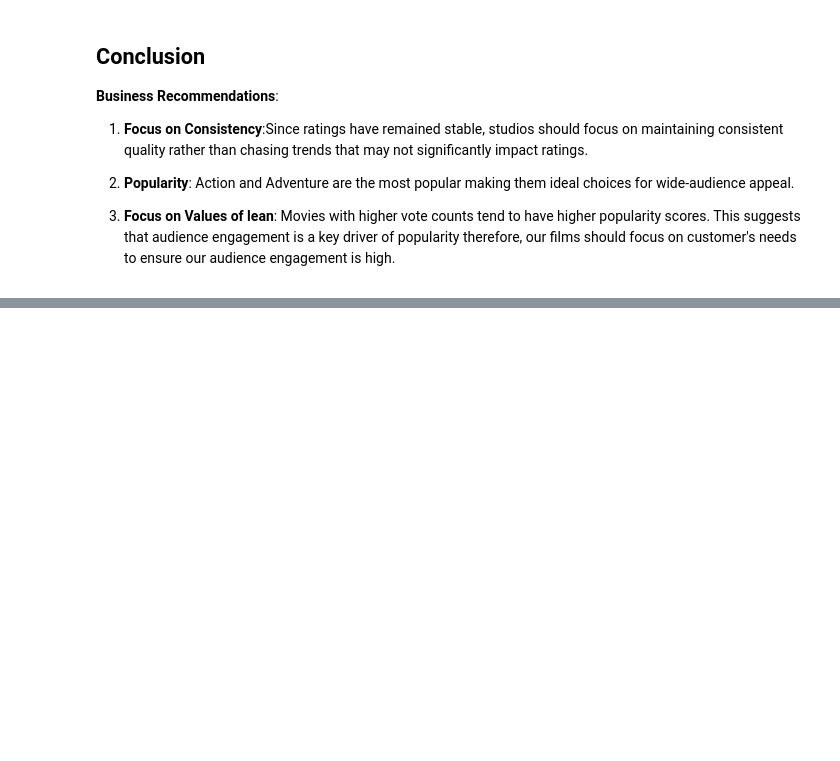
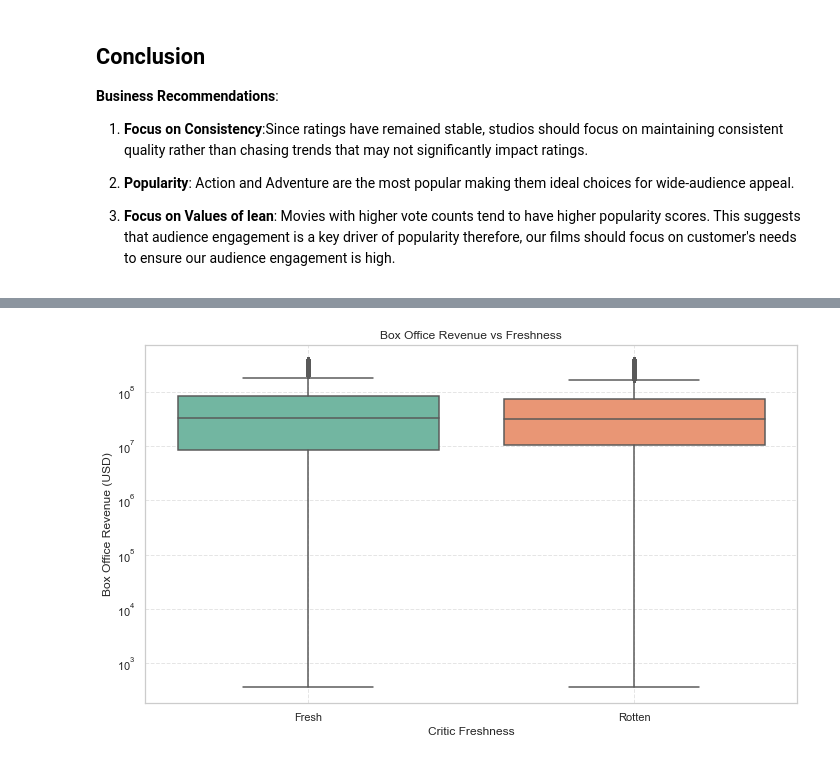
Before and after one commit to JUDAH004/GROUP-4_SK_-PHASE-2-PROJECT, a Jupyter notebook: project_notebook.ipynb, the cells around one changed output, grey strips where cells are left out. Cells and saved outputs as stored; diff of their text form; code cells hidden in the pictures; blank space fills up the shorter version.

```diff
--- a/project_notebook.ipynb
+++ b/project_notebook.ipynb
@@ -983,0 +1326,27 @@ plt.show();
+# %%
+# Make a copy to avoid altering original
+df = merged_df.copy()
+
+# Clean 'box_office' column
+# Remove currency symbols and commas, convert to numeric
+df['box_office'] = df['box_office'].replace('[\$,]', '', regex=True)
+df['box_office'] = pd.to_numeric(df['box_office'], errors='coerce')
+
+# Drop rows with missing values in 'box_office' or 'fresh'
+df_clean = df.dropna(subset=['box_office', 'fresh'])
+
+# Simplify 'fresh' into binary (Fresh vs Rotten)
+df_clean['fresh_binary'] = df_clean['fresh'].map({'fresh': 'Fresh', 'rotten': 'Rotten'})
+
+# Plotting
+plt.figure(figsize=(10, 6))
+sns.boxplot(data=df_clean, x='fresh_binary', y='box_office', palette='Set2')
+plt.title('Box Office Revenue vs Freshness')
+plt.xlabel('Critic Freshness')
+plt.ylabel('Box Office Revenue (USD)')
+plt.yscale('log')  # Optional: log scale to handle skew
+plt.grid(True, linestyle='--', alpha=0.5)
+plt.tight_layout()
+plt.show()
+# %% [output]
+[figure, added]
```
Also changed, not shown: parts of 44 cells of this notebook, 3 other files.
